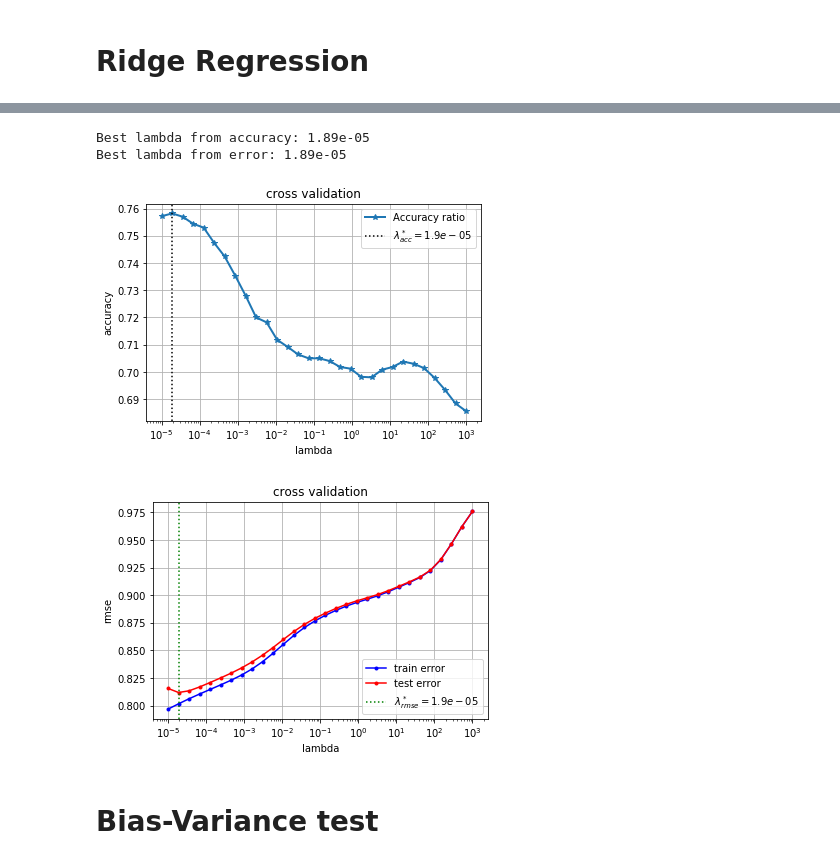
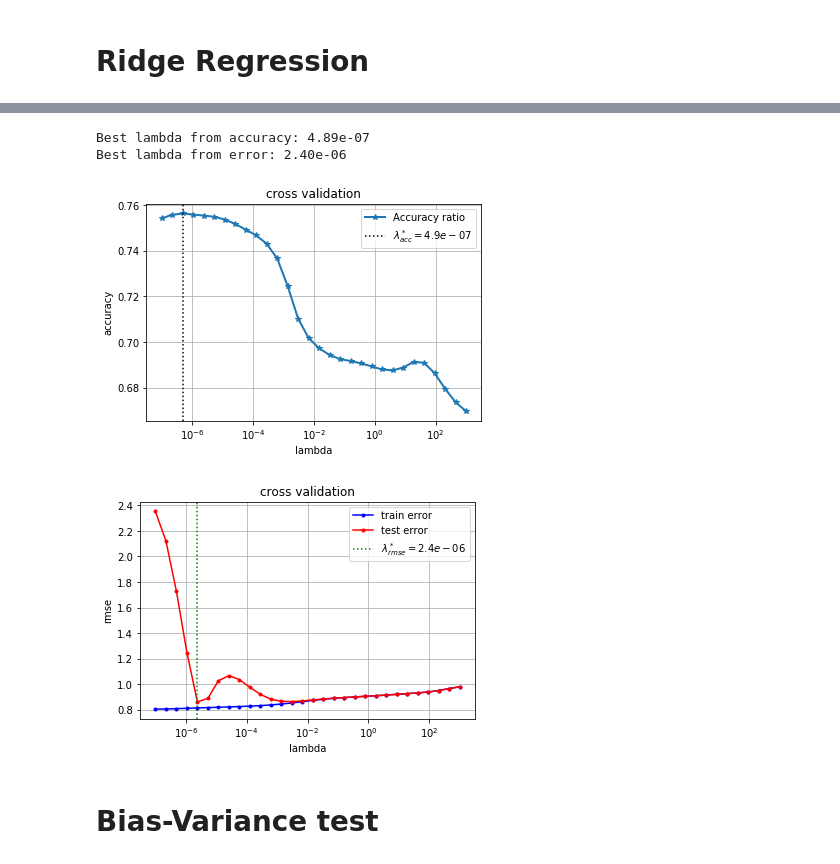
Before and after one commit to dforero0896/ml-project1, a Jupyter notebook: scripts/implementations.ipynb, the cells around one changed output, grey strips where cells are left out. Drawn from its saved outputs; the diff is of its cells as text; code cells hidden in the pictures.

```diff
--- a/scripts/implementations.ipynb
+++ b/scripts/implementations.ipynb
@@ -5,14 +5,14 @@ import numpy as np
 import matplotlib.pyplot as plt
 # %%
 # Read train_y=LABELS, train_x=FEATURES and train_id=EVENT_IDS from dataset.
-subsamp = True
+subsamp = False
 y, x, id_ = load_csv_data('../data/train.csv', sub_sample=subsamp)
 y_out_test, x_out_test, id_out_test = load_csv_data('../data/test.csv', sub_sample=subsamp)
 # %%
 clean=False
 degree = 2
 feature_expansion = True
-x_train, y_train, x_test, y_test = split_data(x, y, ratio=0.9, seed = 42)
+x_train, y_train, x_test, y_test = split_data(x, y, ratio=1, seed = 42)
 if clean:
     # Clean data
     y_train, tx_train = clean_data(y_train, tx_train)
@@ -120,7 +111,7 @@ Test loss = 5.93e+04
 # %% [markdown]
 # Ridge Regression
 # %%
-lambda_ = 2.6e-4
+lambda_ = 2.4e-6
 w_rr, loss_rr = ridge_regression(y_train, tx_train, lambda_)
 rr_prediction = predict_labels(w_rr, tx_test)
 acc_rr = accuracy_ratio(rr_prediction, y_test)
@@ -249,38 +240,38 @@ def cross_validation_visualization_accuracy(lambdas, accuracies):
     plt.title("cross validation")
     plt.legend(loc=0)
     plt.grid(True)
     plt.savefig("../results/cross_validation_accuracies")
 def cross_validation_demo():
     seed = 42
     degree = 3
     k_fold = 4
-    lambdas = np.logspace(-5, 3, 30)
+    lambdas = np.logspace(-7, 3, 30)
     # split data in k fold
     k_indices = build_k_indices(y, k_fold, seed)
     # define lists to store the loss of training data and test data
     rmse_tr = []
     rmse_te = []
     std_tr = []
     std_te = []
     accuracies = []
     # cross validation
     for ind, lambda_ in enumerate(lambdas):
         x_validation = np.array([cross_validation(y, x, k_indices, k, lambda_, degree) for k in range(k_fold)])
         rmse_tr.append(np.mean(np.sqrt(2 * x_validation[:, 0])))
         rmse_te.append(np.mean(np.sqrt(2 * x_validation[:, 1])))
         std_tr.append(np.std(np.sqrt(2 * x_validation[:, 0])))
         std_te.append(np.std(np.sqrt(2 * x_validation[:, 1])))
         accuracies.append(np.mean(x_validation[:,2]))
     cross_validation_visualization_accuracy(lambdas, accuracies)
     plt.figure()
     cross_validation_visualization(lambdas, rmse_tr, rmse_te)
 
 cross_validation_demo()
 # %% [output]
-Best lambda from accuracy: 1.89e-05
-Best lambda from error: 1.89e-05
+Best lambda from accuracy: 4.89e-07
+Best lambda from error: 2.40e-06
-[figure, old version]
+[figure, new version]
-[figure, old version]
+[figure, new version]
 # %% [markdown]
 # Bias-Variance test
 # %%
```
Also changed, not shown: parts of 11 cells of this notebook, 8 other files.
